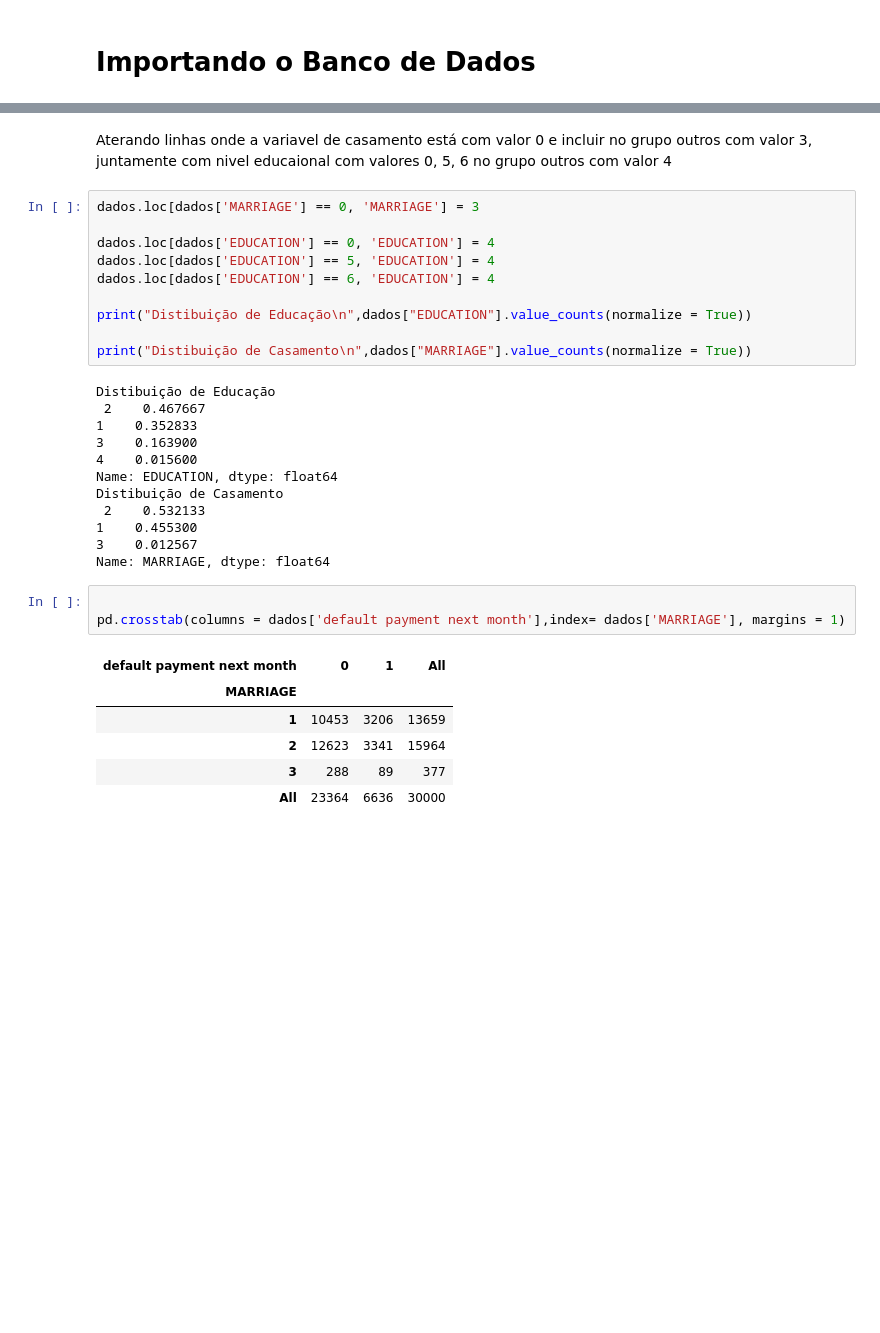
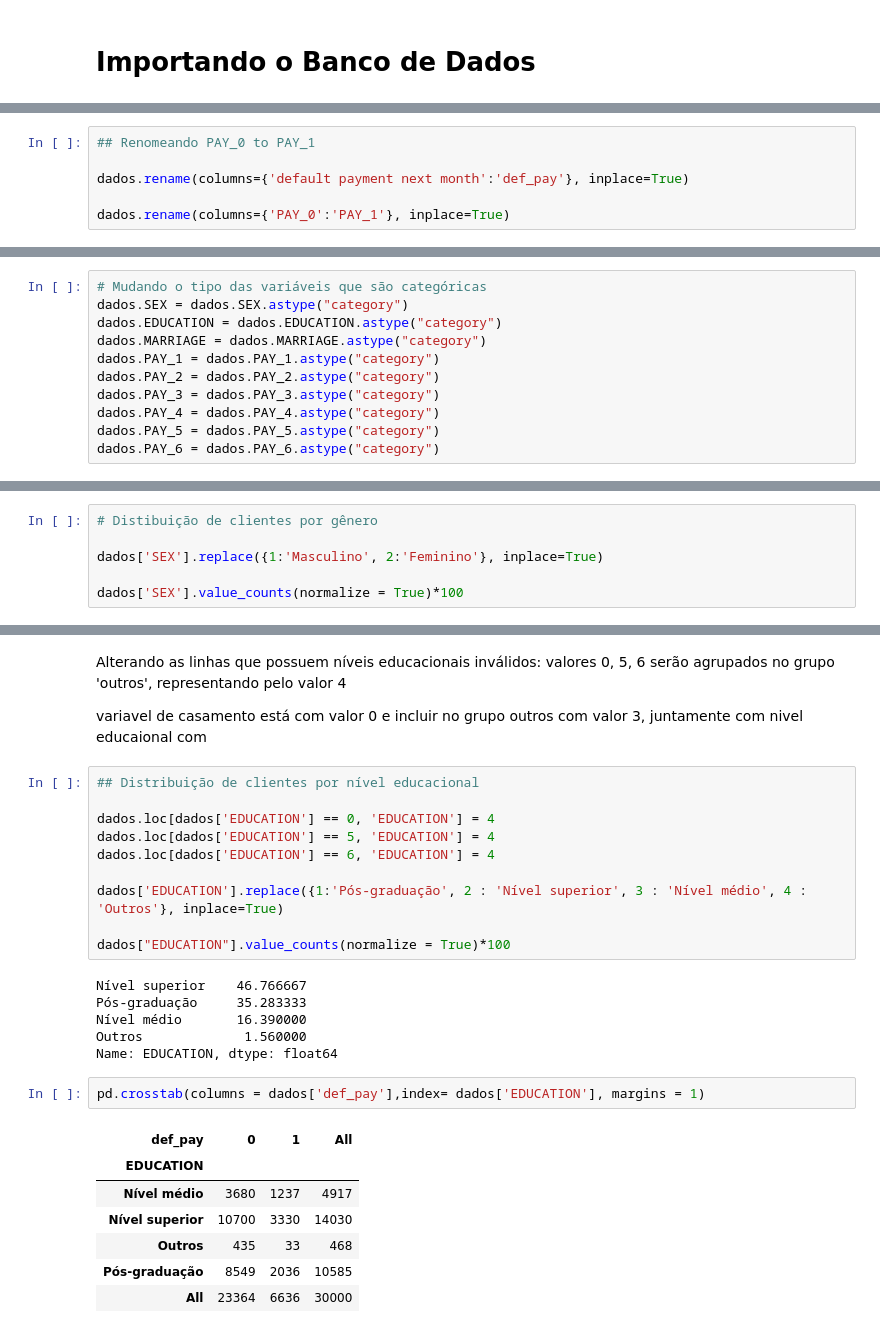
Before and after one commit to Anna-Eloyr/LabEst2021.1, a Jupyter notebook: 1_importacao_dados.ipynb, the cells around one changed output, grey strips where cells are left out. Cells and saved outputs as stored; diff of their text form; blank space fills up the shorter version.

```diff
--- a/1_importacao_dados.ipynb
+++ b/1_importacao_dados.ipynb
@@ -24,0 +29,6 @@ Saving default of credit card clients.xlsx to default of credit card clients.xls
+# %%
+## Renomeando PAY_0 to PAY_1
+
+dados.rename(columns={'default payment next month':'def_pay'}, inplace=True)
+
+dados.rename(columns={'PAY_0':'PAY_1'}, inplace=True)
@@ -25,3 +73,14 @@ Saving default of credit card clients.xlsx to default of credit card clients.xls
+# %%
+# Mudando o tipo das variáveis que são categóricas
+dados.SEX = dados.SEX.astype("category")
+dados.EDUCATION = dados.EDUCATION.astype("category")
+dados.MARRIAGE = dados.MARRIAGE.astype("category")
+dados.PAY_1 = dados.PAY_1.astype("category")
+dados.PAY_2 = dados.PAY_2.astype("category")
+dados.PAY_3 = dados.PAY_3.astype("category")
+dados.PAY_4 = dados.PAY_4.astype("category")
+dados.PAY_5 = dados.PAY_5.astype("category")
+dados.PAY_6 = dados.PAY_6.astype("category")
 # %% [markdown]
 # Dados pessoais
 
@@ -75,0 +132,6 @@ Name: MARRIAGE, dtype: float64
+# %%
+# Distibuição de clientes por gênero
+
+dados['SEX'].replace({1:'Masculino', 2:'Feminino'}, inplace=True)
+
+dados['SEX'].value_counts(normalize = True)*100
@@ -76,34 +157,30 @@ Name: MARRIAGE, dtype: float64
 # %% [markdown]
-Aterando linhas onde a variavel de casamento está com valor 0 e incluir no grupo outros com valor 3, juntamente com nivel educaional com valores 0, 5, 6 no grupo outros com valor 4
+Alterando as linhas que possuem níveis educacionais inválidos: valores 0, 5, 6 serão agrupados no grupo 'outros', representando pelo valor 4
+
+variavel de casamento está com valor 0 e incluir no grupo outros com valor 3, juntamente com nivel educaional com
 # %%
-dados.loc[dados['MARRIAGE'] == 0, 'MARRIAGE'] = 3
+## Distribuição de clientes por nível educacional
 
 dados.loc[dados['EDUCATION'] == 0, 'EDUCATION'] = 4
 dados.loc[dados['EDUCATION'] == 5, 'EDUCATION'] = 4
 dados.loc[dados['EDUCATION'] == 6, 'EDUCATION'] = 4
 
-print("Distibuição de Educação\n",dados["EDUCATION"].value_counts(normalize = True))
+dados['EDUCATION'].replace({1:'Pós-graduação', 2 : 'Nível superior', 3 : 'Nível médio', 4 : 'Outros'}, inplace=True)
 
-print("Distibuição de Casamento\n",dados["MARRIAGE"].value_counts(normalize = True))
+dados["EDUCATION"].value_counts(normalize = True)*100
 # %% [output]
-Distibuição de Educação
- 2    0.467667
-1    0.352833
-3    0.163900
-4    0.015600
+Nível superior    46.766667
+Pós-graduação     35.283333
+Nível médio       16.390000
+Outros             1.560000
 Name: EDUCATION, dtype: float64
-Distibuição de Casamento
- 2    0.532133
-1    0.455300
-3    0.012567
-Name: MARRIAGE, dtype: float64
 # %%
-
-pd.crosstab(columns = dados['default payment next month'],index= dados['MARRIAGE'], margins = 1)
+pd.crosstab(columns = dados['def_pay'],index= dados['EDUCATION'], margins = 1)
 # %% [output]
-| default payment next month | 0 | 1 | All |
-| MARRIAGE |  |  |  |
-| 1 | 10453 | 3206 | 13659 |
-| 2 | 12623 | 3341 | 15964 |
-| 3 | 288 | 89 | 377 |
+| def_pay | 0 | 1 | All |
+| EDUCATION |  |  |  |
+| Nível médio | 3680 | 1237 | 4917 |
+| Nível superior | 10700 | 3330 | 14030 |
+| Outros | 435 | 33 | 468 |
+| Pós-graduação | 8549 | 2036 | 10585 |
 | All | 23364 | 6636 | 30000 |
```
Also changed, not shown: parts of 29 cells of this notebook.
